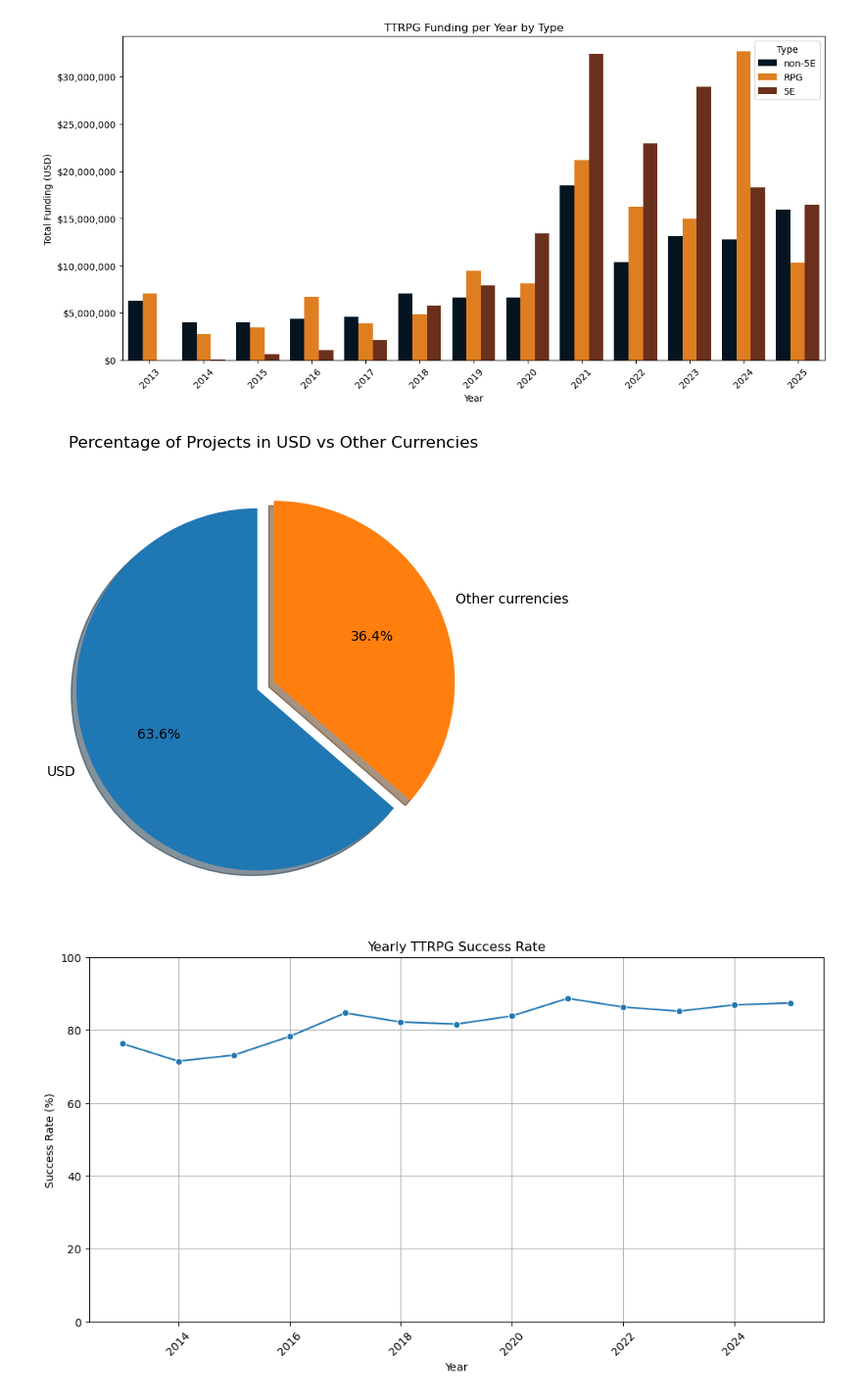
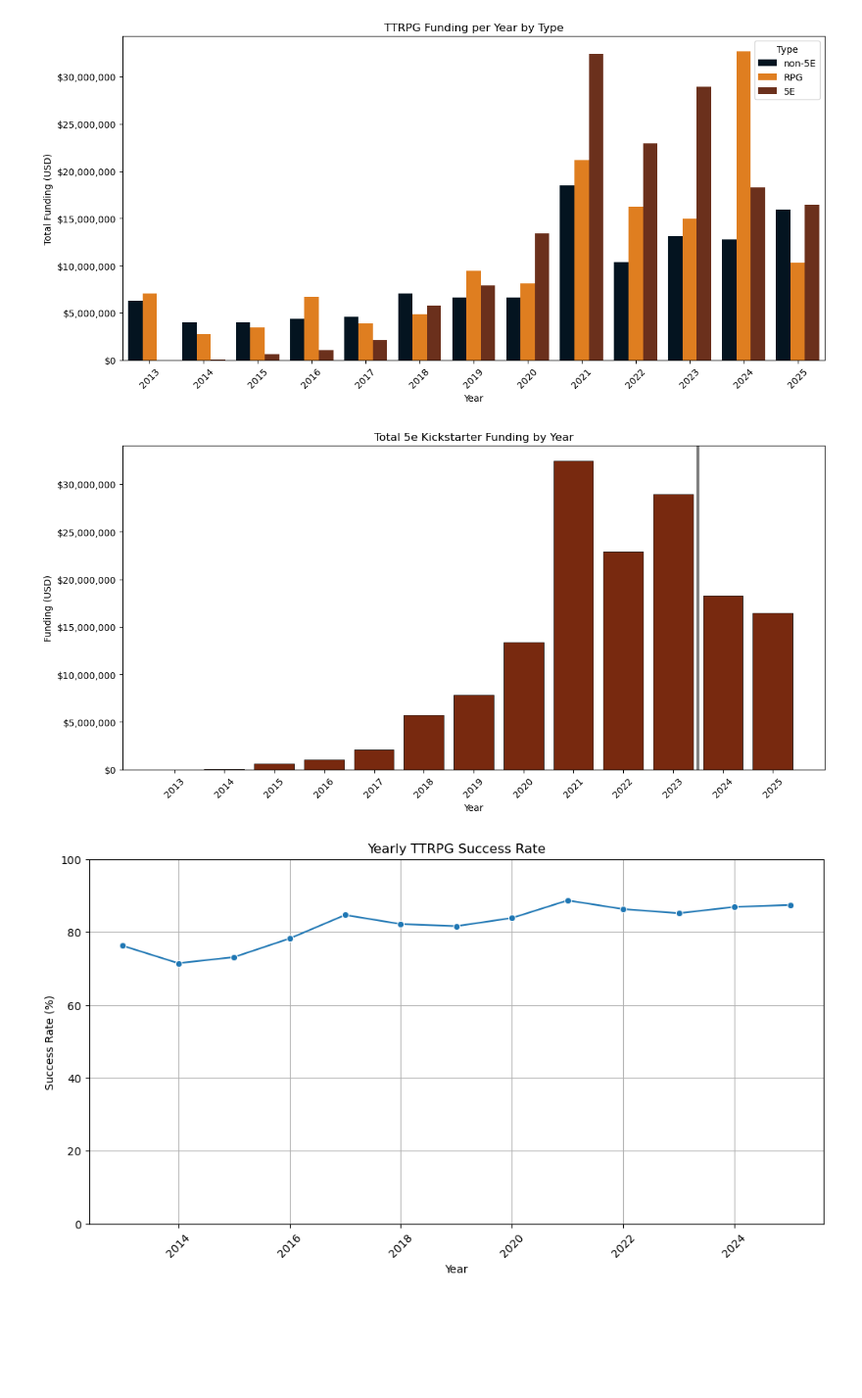
Before and after one commit to geradenhraba-cell/ttrpg-capstone, a Jupyter notebook: notebook/kickstarter.ipynb, the cells around one changed output. Shown at 98% size. Drawn from its saved outputs; the diff is of its cells as text; code cells hidden in the pictures; blank space fills up the shorter version.

```diff
--- a/notebook/kickstarter.ipynb
+++ b/notebook/kickstarter.ipynb
@@ -517,25 +517,47 @@ The `ci` parameter is deprecated. Use `errorbar=None` for the same effect.
 
   sns.barplot(
 [figure]
-# %%
-labels = ['USD', 'Other currencies']
-sizes = [usd_pct, other_pct]
-colors = ['#1f77b4', '#ff7f0e']
-explode = (0.1, 0)
-
-plt.figure(figsize=(6,6))
-plt.pie(
-    sizes,
-    labels=labels,
-    autopct='%1.1f%%',
-    startangle=90,
-    colors=colors,
-    explode=explode,
-    shadow=True)
-plt.title('Percentage of Projects in USD vs Other Currencies')
-plt.show()
-# %% [output]
-[figure, removed]
+# %%
+df_5e = ttrpg_all[ttrpg_all['Type'].str.lower() == '5e']
+
+all_years = range(ttrpg_all['year'].min(), ttrpg_all['year'].max() + 1)
+yearly_funding = (
+    df_5e.groupby('year')['LevelUSD']
+    .sum()
+    .reindex(all_years, fill_value=0)
+    .reset_index())
+
+plt.figure(figsize=(12, 6))
+plt.bar(
+    yearly_funding['year'],
+    yearly_funding['LevelUSD'],
+    color='#78290F',
+    edgecolor='black',
+    linewidth=0.5)
+
+plt.xlabel('Year')
+plt.ylabel('Funding (USD)')
+plt.title('Total 5e Kickstarter Funding by Year')
+
+ax = plt.gca()
+
+ax.axvline(
+    x=2023.5,
+    color='gray',
+    linestyle='-',
+    linewidth=3)
+
+plt.xticks(
+    ticks=yearly_funding['year'],
+    labels=yearly_funding['year'],
+    rotation=45)
+
+ax.yaxis.set_major_formatter(mtick.StrMethodFormatter('${x:,.0f}'))
+
+plt.tight_layout()
+plt.show()
+# %% [output]
+[figure, added]
 # %%
 yearly_success_df = yearly_success.reset_index()
 yearly_success_df.columns = ['year', 'success_pct']
```
Also changed, not shown: parts of 2 cells of this notebook, 2 other files.
